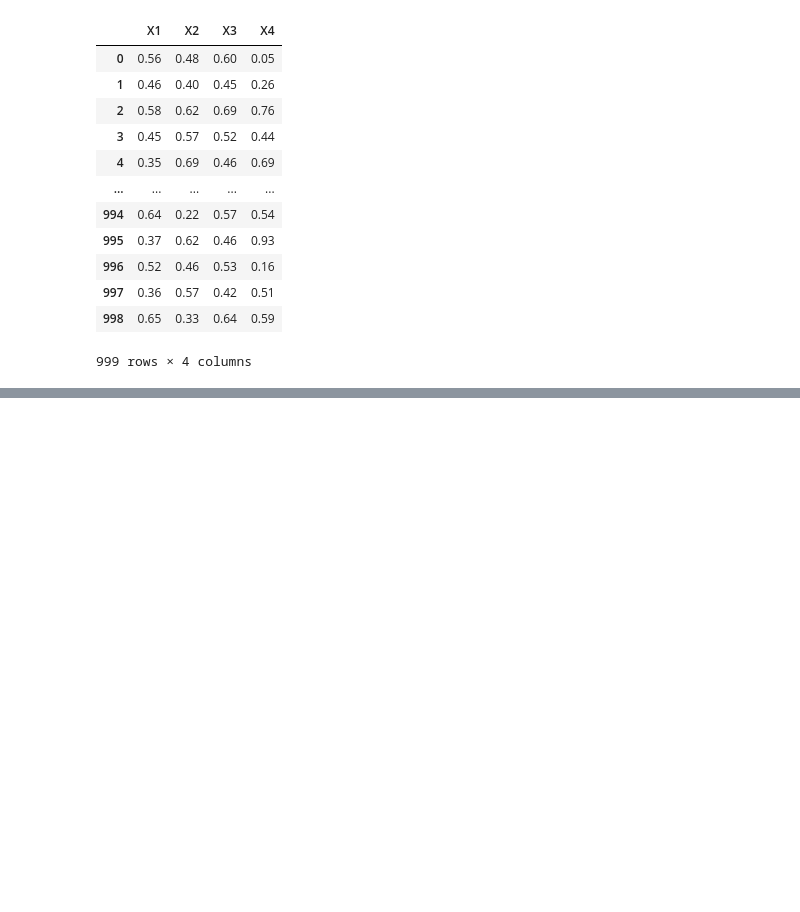
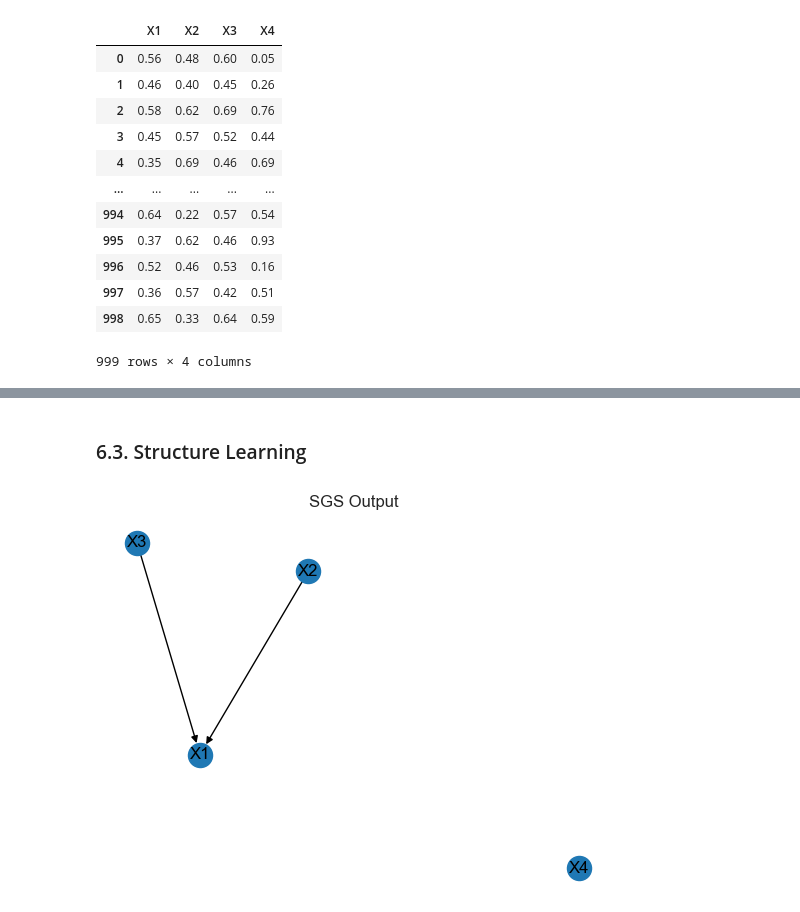
Before and after one commit to catarina-moreira/Structure_Learning_Study, a Jupyter notebook: causal_discovery/PC_Algorithm.ipynb, the cells around one changed output, grey strips where cells are left out. Cells and saved outputs as stored; diff of their text form; code cells hidden in the pictures; blank space fills up the shorter version.

```diff
--- a/causal_discovery/PC_Algorithm.ipynb
+++ b/causal_discovery/PC_Algorithm.ipynb
@@ -145,27 +171,0 @@ Specifically, a double-headed edge might suggest the existence of an unmeasured
-# %%
-import pandas as pd
-import numpy as np
-import networkx as nx
-
-import itertools
-
-import pingouin as pg
-
-import pyAgrum as gum
-import pyAgrum.lib.notebook as gnb
-
-import pyAgrum.causal as csl
-import pyAgrum.causal.notebook as cslnb
-
-from scipy.stats import pearsonr
-
-
-import os
-import math
-import numpy as np
-import scipy.stats
-
-import matplotlib.pyplot as plt
-import seaborn as sns
-
-sns.set_style('whitegrid')
@@ -375,0 +321,17 @@ graph, dag = sgs( data, verbose=False )
+# %% [markdown]
+### 6.3. Structure Learning
+# %%
+from src.StructureLearning import StructureLearningAlgorithm
+from src.SGS import SGS
+
+
+SGS = SGS()
+SGS.fit(data)
+
+dag = SGS.get_structure()
+# %%
+from src.util import *
+
+plot_skeleton( dag, "SGS Output" )
+# %% [output]
+[figure, added]
```
Also changed, not shown: parts of 19 cells of this notebook, 5 other files.
